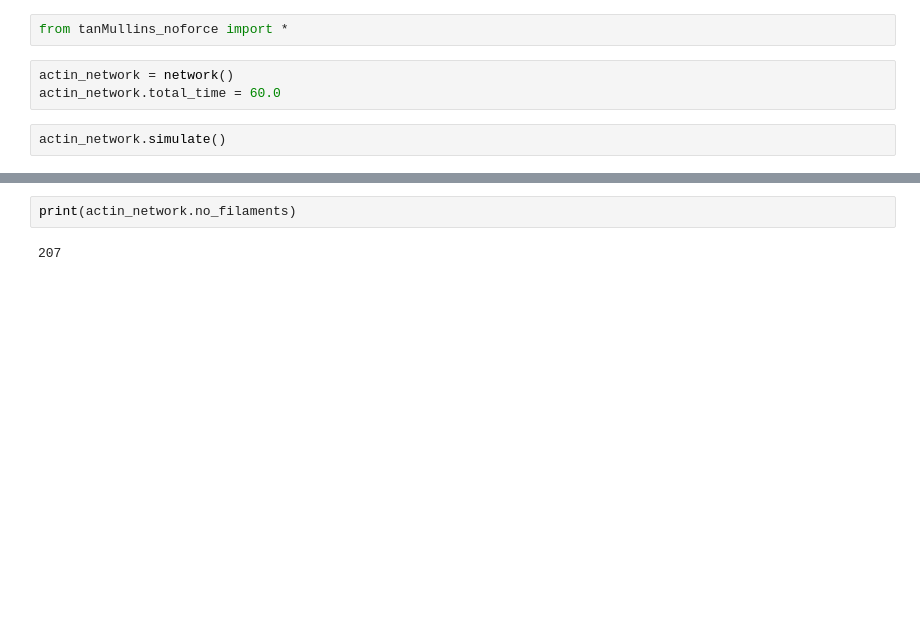
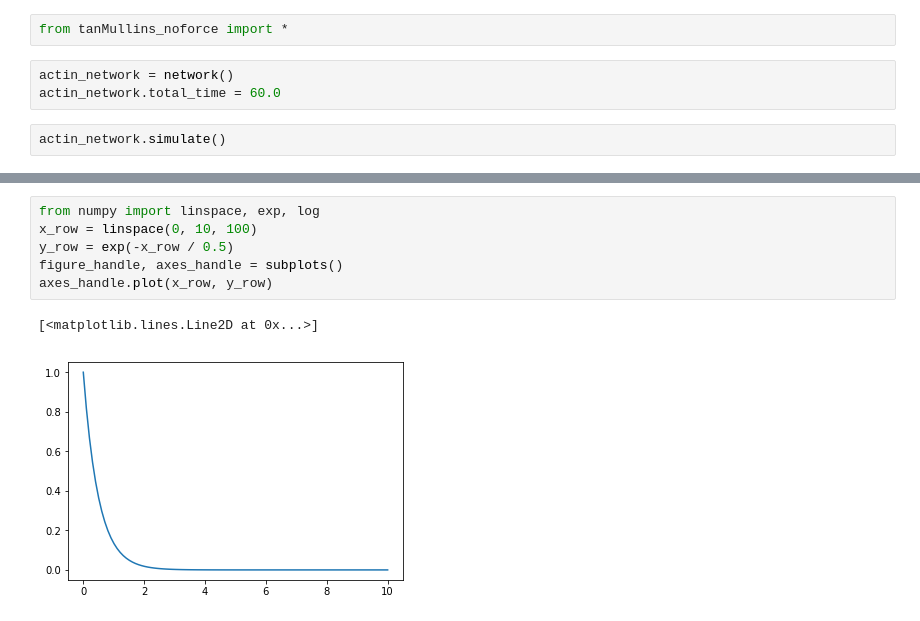
Before and after one commit to jiongyi/postdoc, a Jupyter notebook: branched-networks/simulate_tan_mullins_noforce.ipynb, the cells around one changed output, grey strips where cells are left out. Saved outputs shown, nothing was run; the diff lists cells and outputs as text; blank space fills up the shorter version.

```diff
--- a/branched-networks/simulate_tan_mullins_noforce.ipynb
+++ b/branched-networks/simulate_tan_mullins_noforce.ipynb
@@ -24,4 +24,9 @@ Text(0,0.5,'y (nm)')
-# %%
-print(actin_network.no_filaments)
-# %% [output]
-207
+# %%
+from numpy import linspace, exp, log
+x_row = linspace(0, 10, 100)
+y_row = exp(-x_row / 0.5)
+figure_handle, axes_handle = subplots()
+axes_handle.plot(x_row, y_row)
+# %% [output]
+[<matplotlib.lines.Line2D at 0x...>]
+[figure, added]
```
Also changed, not shown: parts of 1 cell of this notebook.
